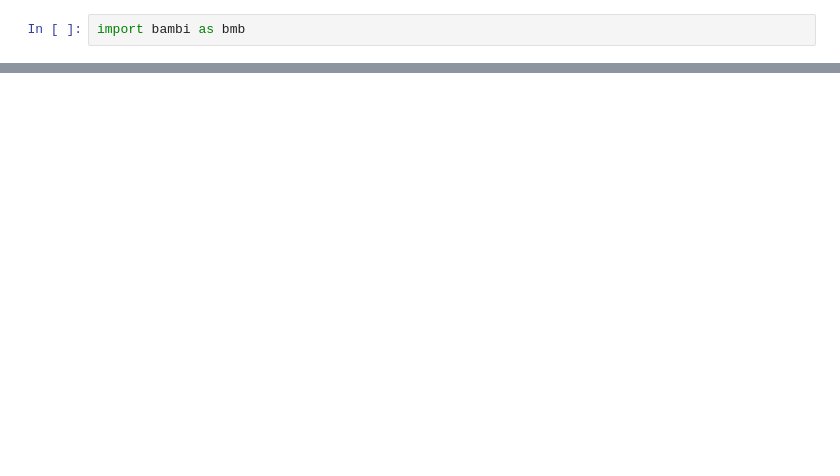
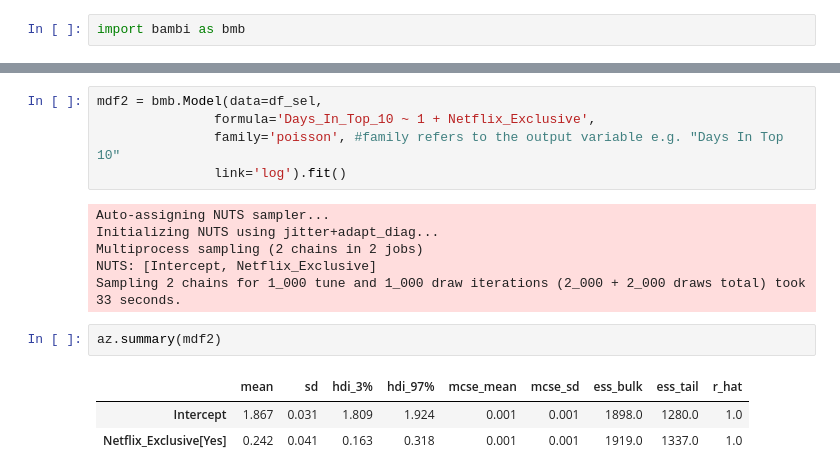
Before and after one commit to schmidtfa/course_materials, a Jupyter notebook: introduction_python/06_bambi.ipynb, the cells around one changed output, grey strips where cells are left out. Saved outputs shown, nothing was run; the diff lists cells and outputs as text; blank space fills up the shorter version.

```diff
--- a/introduction_python/06_bambi.ipynb
+++ b/introduction_python/06_bambi.ipynb
@@ -44,0 +83,17 @@ az.plot_ppc(mdf)
+# %%
+mdf2 = bmb.Model(data=df_sel,
+               formula='Days_In_Top_10 ~ 1 + Netflix_Exclusive',
+               family='poisson', #family refers to the output variable e.g. "Days In Top 10"
+               link='log').fit()
+# %% [output]
+Auto-assigning NUTS sampler...
+Initializing NUTS using jitter+adapt_diag...
+Multiprocess sampling (2 chains in 2 jobs)
+NUTS: [Intercept, Netflix_Exclusive]
+Sampling 2 chains for 1_000 tune and 1_000 draw iterations (2_000 + 2_000 draws total) took 33 seconds.
+# %%
+az.summary(mdf2)
+# %% [output]
+|  | mean | sd | hdi_3% | hdi_97% | mcse_mean | mcse_sd | ess_bulk | ess_tail | r_hat |
+| Intercept | 1.867 | 0.031 | 1.809 | 1.924 | 0.001 | 0.001 | 1898.0 | 1280.0 | 1.0 |
+| Netflix_Exclusive[Yes] | 0.242 | 0.041 | 0.163 | 0.318 | 0.001 | 0.001 | 1919.0 | 1337.0 | 1.0 |
```
Also changed, not shown: parts of 21 cells of this notebook, 2 other files.
